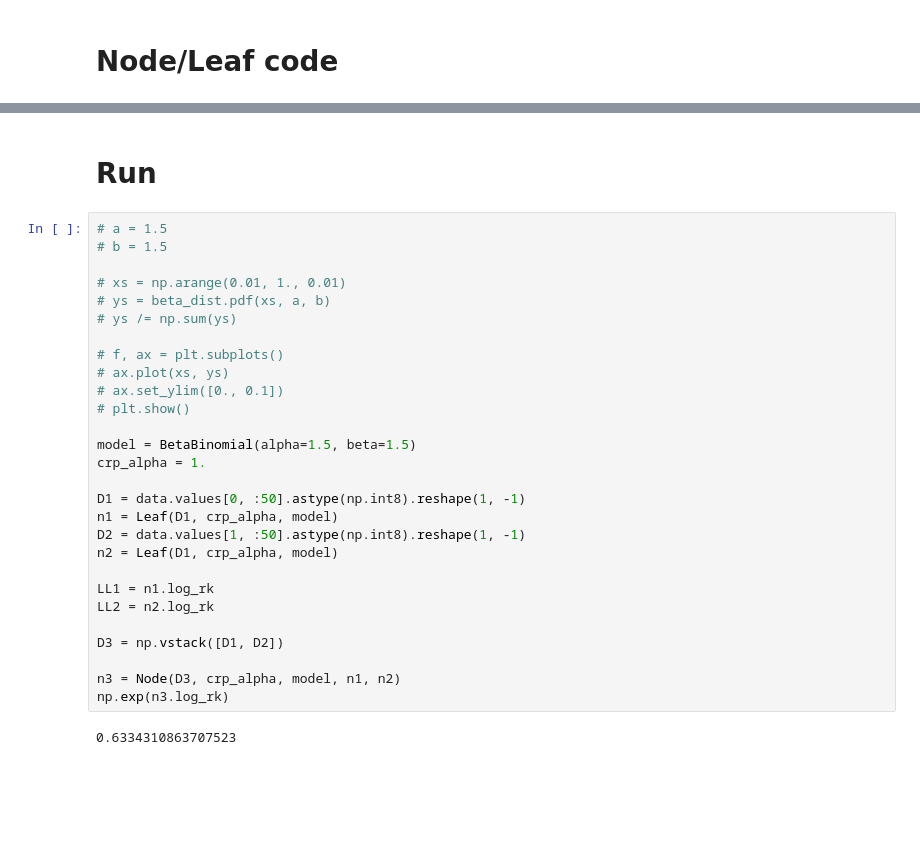
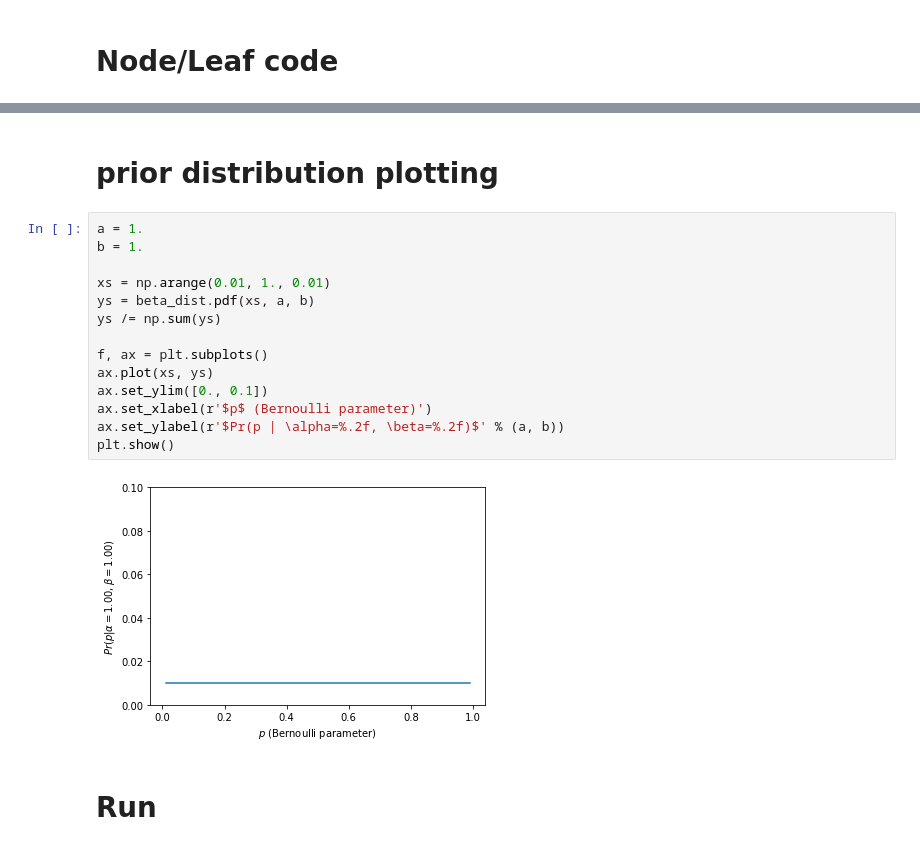
Before and after one commit to zimmerman-cole/PHC-genome, a Jupyter notebook: (main).ipynb, the cells around one changed output, grey strips where cells are left out. Drawn from its saved outputs; the diff is of its cells as text; blank space fills up the shorter version.

```diff
--- a/(main).ipynb
+++ b/(main).ipynb
@@ -185,32 +284,20 @@ class Leaf(Node):
+# %% [markdown]
+# prior distribution plotting
+# %%
+a = 1.
+b = 1.
+
+xs = np.arange(0.01, 1., 0.01)
+ys = beta_dist.pdf(xs, a, b)
+ys /= np.sum(ys)
+
+f, ax = plt.subplots()
+ax.plot(xs, ys)
+ax.set_ylim([0., 0.1])
+ax.set_xlabel(r'$p$ (Bernoulli parameter)')
+ax.set_ylabel(r'$Pr(p | \alpha=%.2f, \beta=%.2f)$' % (a, b))
+plt.show()
+# %% [output]
+[figure, added]
 # %% [markdown]
 # Run
-# %%
-# a = 1.5
-# b = 1.5
-
-# xs = np.arange(0.01, 1., 0.01)
-# ys = beta_dist.pdf(xs, a, b)
-# ys /= np.sum(ys)
-
-# f, ax = plt.subplots()
-# ax.plot(xs, ys)
-# ax.set_ylim([0., 0.1])
-# plt.show()
-
-model = BetaBinomial(alpha=1.5, beta=1.5)
-crp_alpha = 1.
-
-D1 = data.values[0, :50].astype(np.int8).reshape(1, -1)
-n1 = Leaf(D1, crp_alpha, model)
-D2 = data.values[1, :50].astype(np.int8).reshape(1, -1)
-n2 = Leaf(D1, crp_alpha, model)
-
-LL1 = n1.log_rk
-LL2 = n2.log_rk
-
-D3 = np.vstack([D1, D2])
-
-n3 = Node(D3, crp_alpha, model, n1, n2)
-np.exp(n3.log_rk)
-# %% [output]
-0.6334310863707523
```
Also changed, not shown: parts of 5 cells of this notebook.
